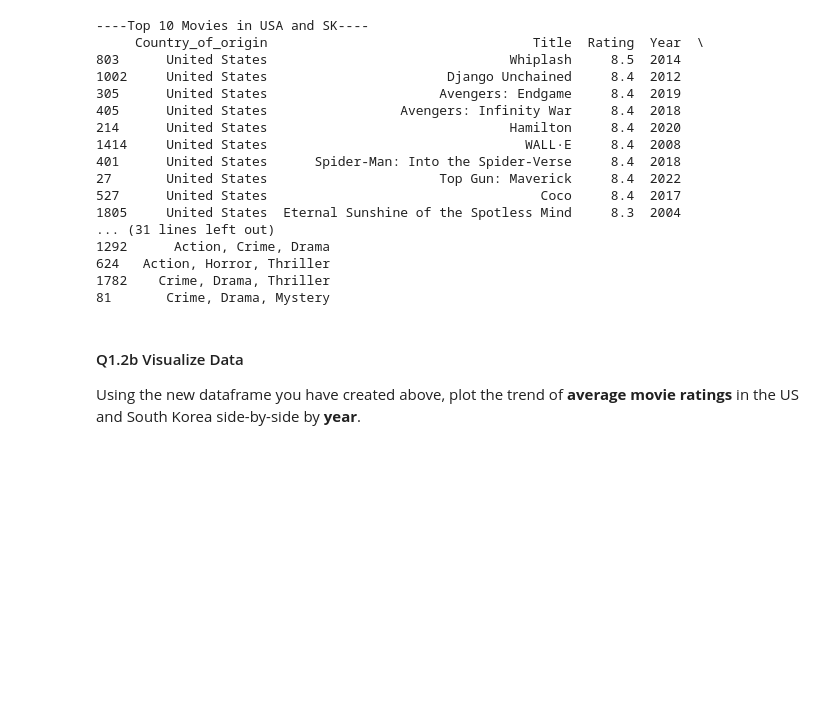
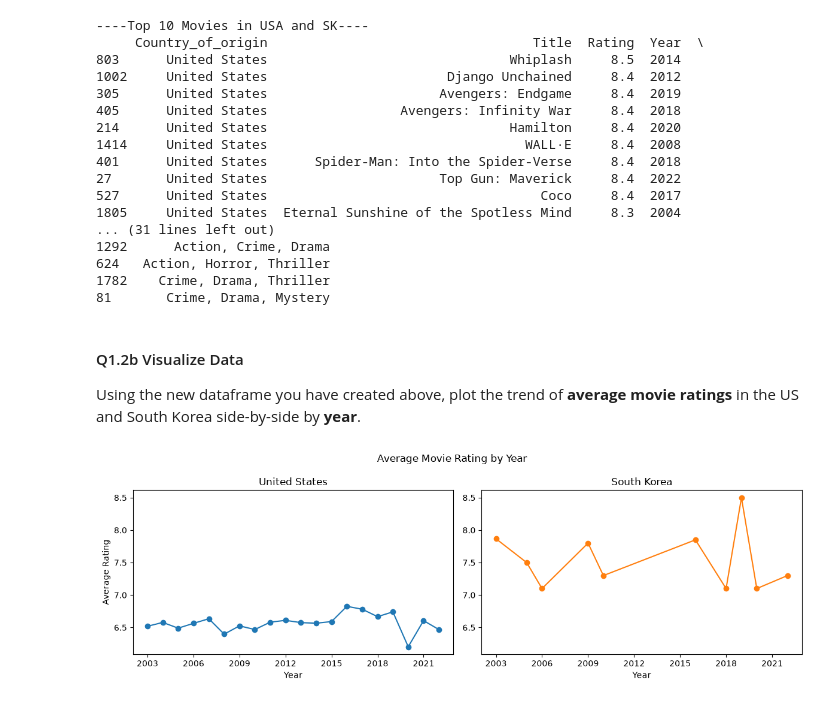
Before and after one commit to Cheemasukh962/EEC174-Lab2, a Jupyter notebook: PreLab.ipynb, the cells around one changed output. Cells and saved outputs as stored; diff of their text form; code cells hidden in the pictures; blank space fills up the shorter version.

Commit message:
plot for Q1.2b

```diff
--- a/PreLab.ipynb
+++ b/PreLab.ipynb
@@ -185,0 +181,37 @@ import matplotlib.pyplot as plt
+# %%
+import matplotlib.pyplot as plt
+%matplotlib inline
+
+#grouping by country and year, then taking the average rating of each group
+avg_ratings = US_SK_movies.groupby(['Country_of_origin', 'Year'])['Rating'].mean()
+
+#splitting the averages into US and SK
+US_avg = avg_ratings['United States']
+SK_avg = avg_ratings['South Korea']
+
+#making the figure wide enough for 2 plots side by side
+plt.figure(figsize=(12, 4))
+
+#1 row, 2 columns, US plot is the 1st (left)
+ax1 = plt.subplot(1, 2, 1)
+plt.plot(US_avg.index, US_avg.values, marker='o')
+plt.title('United States')
+plt.xlabel('Year')
+plt.ylabel('Average Rating')
+plt.xticks(range(2003, 2023, 3))
+
+#SK plot is the 2nd (right), sharey so both use the same rating scale
+plt.subplot(1, 2, 2, sharey=ax1)
+plt.plot(SK_avg.index, SK_avg.values, marker='o', color='tab:orange')
+plt.title('South Korea')
+plt.xlabel('Year')
+plt.xticks(range(2003, 2023, 3))
+
+#title for the whole figure
+plt.suptitle('Average Movie Rating by Year')
+plt.tight_layout()
+plt.show()
+
+#If you are unfamilar with matplot, please refer to the Introduction to Common Python Libraries under tutorials
+# %% [output]
+[figure, added]
```
Also changed, not shown: parts of 1 cell of this notebook.
